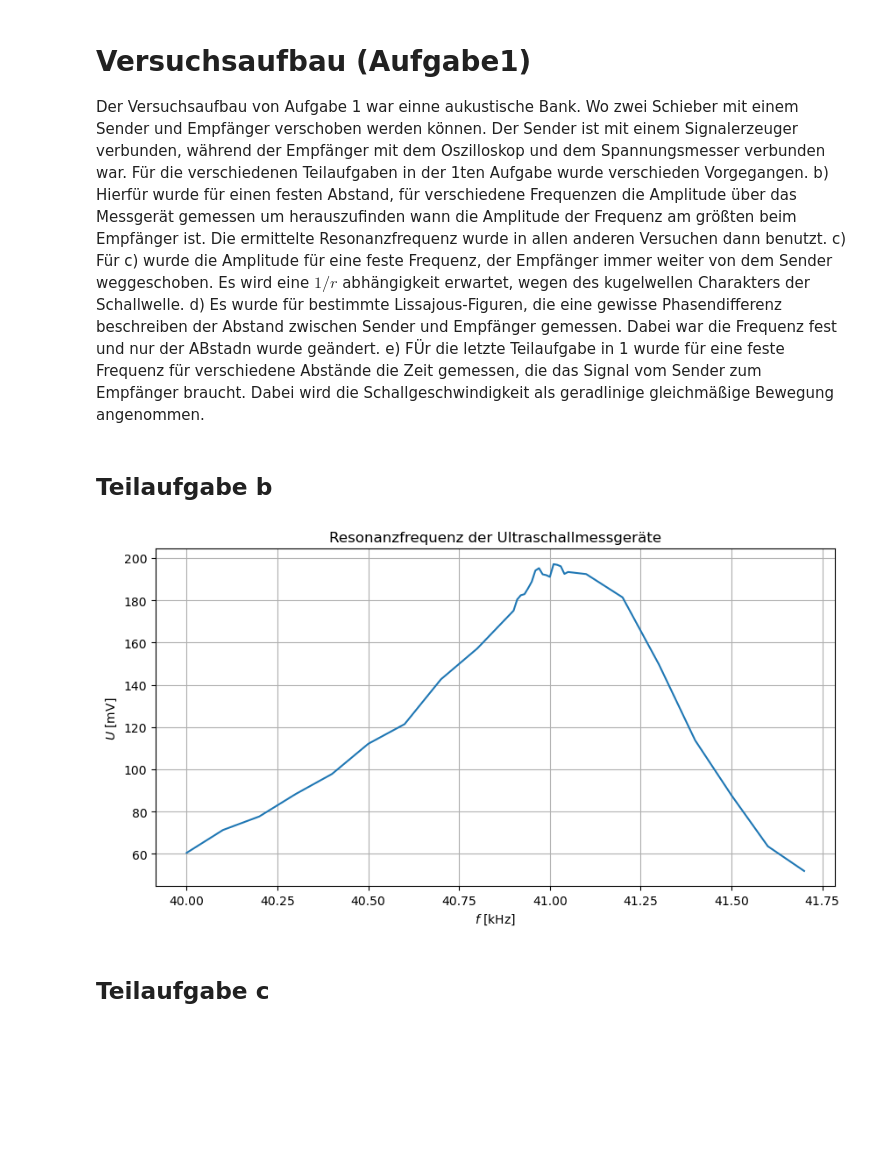
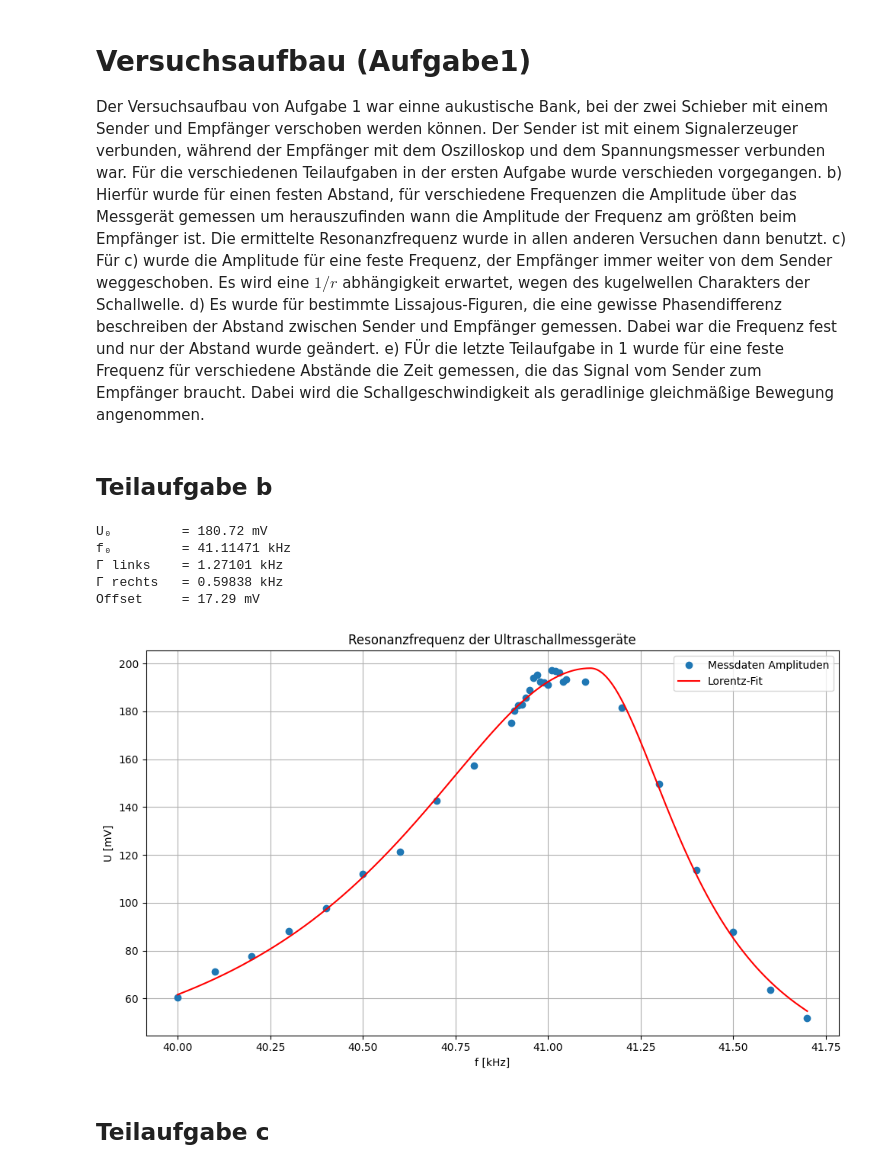
Before and after one commit to fynn-l-k/Grundpraktikum-1, a Jupyter notebook: Versuch_W18/Aufgabe1.ipynb, the cells around one changed output. Saved outputs shown, nothing was run; the diff lists cells and outputs as text; code cells hidden in the pictures; blank space fills up the shorter version.

```diff
--- a/Versuch_W18/Aufgabe1.ipynb
+++ b/Versuch_W18/Aufgabe1.ipynb
@@ -1,35 +1,71 @@
 # %% [markdown]
 # Versuchsaufbau (Aufgabe1)
-Der Versuchsaufbau von Aufgabe 1 war einne aukustische Bank. Wo zwei Schieber mit einem Sender und Empfänger verschoben werden können. Der Sender ist mit einem Signalerzeuger verbunden, während der Empfänger mit dem Oszilloskop und dem Spannungsmesser verbunden war.
-Für die verschiedenen Teilaufgaben in der 1ten Aufgabe wurde verschieden Vorgegangen.
+Der Versuchsaufbau von Aufgabe 1 war einne aukustische Bank, bei der zwei Schieber mit einem Sender und Empfänger verschoben werden können. Der Sender ist mit einem Signalerzeuger verbunden, während der Empfänger mit dem Oszilloskop und dem Spannungsmesser verbunden war.
+Für die verschiedenen Teilaufgaben in der ersten Aufgabe wurde verschieden vorgegangen.
 b) Hierfür wurde für einen festen Abstand, für verschiedene Frequenzen die Amplitude über das Messgerät gemessen um herauszufinden wann die Amplitude der Frequenz am größten beim Empfänger ist. Die ermittelte Resonanzfrequenz wurde in allen anderen Versuchen dann benutzt.
 c) Für c) wurde die Amplitude für eine feste Frequenz, der Empfänger immer weiter von dem Sender weggeschoben. Es wird eine $1/r$ abhängigkeit erwartet, wegen des kugelwellen Charakters der Schallwelle.
-d) Es wurde für bestimmte Lissajous-Figuren, die eine gewisse Phasendifferenz beschreiben der Abstand zwischen Sender und Empfänger gemessen. Dabei war die Frequenz fest und nur der ABstadn wurde geändert.
+d) Es wurde für bestimmte Lissajous-Figuren, die eine gewisse Phasendifferenz beschreiben der Abstand zwischen Sender und Empfänger gemessen. Dabei war die Frequenz fest und nur der Abstand wurde geändert.
 e) FÜr die letzte Teilaufgabe in 1 wurde für eine feste Frequenz für verschiedene Abstände die Zeit gemessen, die das Signal vom Sender zum Empfänger braucht. Dabei wird die Schallgeschwindigkeit als geradlinige gleichmäßige Bewegung angenommen.
 # %% [markdown]
 ## Teilaufgabe b
 # %%
 # | fig-cap: Resonanzfrequenz der Ultraschallmessgeräte
 # | label: fig-resonanzfreq
 import pandas as pd
 import matplotlib.pyplot as plt
 import numpy as np
+from scipy.optimize import curve_fit
 
-daten = pd.read_csv("./daten/Aufgabe1b.csv")
+df = pd.read_csv("./daten/Aufgabe1b.csv")
+df.columns = ["f [kHz]", "U [mV]"]
+f_kHz = df["f [kHz]"].values
+U_mV = df["U [mV]"].values
 
-frequenz = daten["f [kHz]"]
-spannung = daten["U [mV]"]
+# Asymmetrische Lorentz-Funktion
+def asym_lorentz(f, U0, f0, gamma_L, gamma_R, offset):
+    gamma = np.where(f < f0, gamma_L, gamma_R)
+    return U0 * (0.5 * gamma)**2 / ((f - f0)**2 + (0.5 * gamma)**2) + offset
 
+# Schätzwerte
+U0_guess = U_mV.max() - U_mV.min()
+f0_guess = f_kHz[np.argmax(U_mV)]
+gamma_L_guess = 0.05
+gamma_R_guess = 0.1
+offset_guess = U_mV.min()
 
-plt.figure(figsize=(10,5))
-plt.plot(frequenz, spannung)
+popt, _ = curve_fit(asym_lorentz, f_kHz, U_mV,
+                    p0=[U0_guess, f0_guess, gamma_L_guess, gamma_R_guess, offset_guess])
+
+U0_fit, f0_fit, gamma_L_fit, gamma_R_fit, offset_fit = popt
+
+# Fit-Kurve
+f_fit = np.linspace(f_kHz.min(), f_kHz.max(), 1000)
+U_fit = asym_lorentz(f_fit, *popt)
+
+# Parameter anzeigen
+print(f"U₀         = {U0_fit:.2f} mV")
+print(f"f₀         = {f0_fit:.5f} kHz")
+print(f"Γ links    = {gamma_L_fit:.5f} kHz")
+print(f"Γ rechts   = {gamma_R_fit:.5f} kHz")
+print(f"Offset     = {offset_fit:.2f} mV")
+
+plt.figure(figsize=(10, 6))
+plt.plot(df['f [kHz]'], df['U [mV]'], 'o', label='Messdaten Amplituden')
+plt.plot(f_fit, U_fit, 'r-', label='Lorentz-Fit')
+plt.xlabel('f [kHz]')
+plt.ylabel('U [mV]')
 plt.title("Resonanzfrequenz der Ultraschallmessgeräte")
-plt.xlabel("$f$ [kHz]")
-plt.ylabel("$U$ [mV]")
-plt.grid()
+plt.grid(True)
+plt.legend()
+plt.tight_layout()
 plt.show()
 # %% [output]
+U₀         = 180.72 mV
+f₀         = 41.11471 kHz
+Γ links    = 1.27101 kHz
+Γ rechts   = 0.59838 kHz
+Offset     = 17.29 mV
-[figure, old version]
+[figure, new version]
 # %% [markdown]
 ## Teilaufgabe c
 # %%
```
Also changed, not shown: parts of 1 cell of this notebook, 1 other file.
